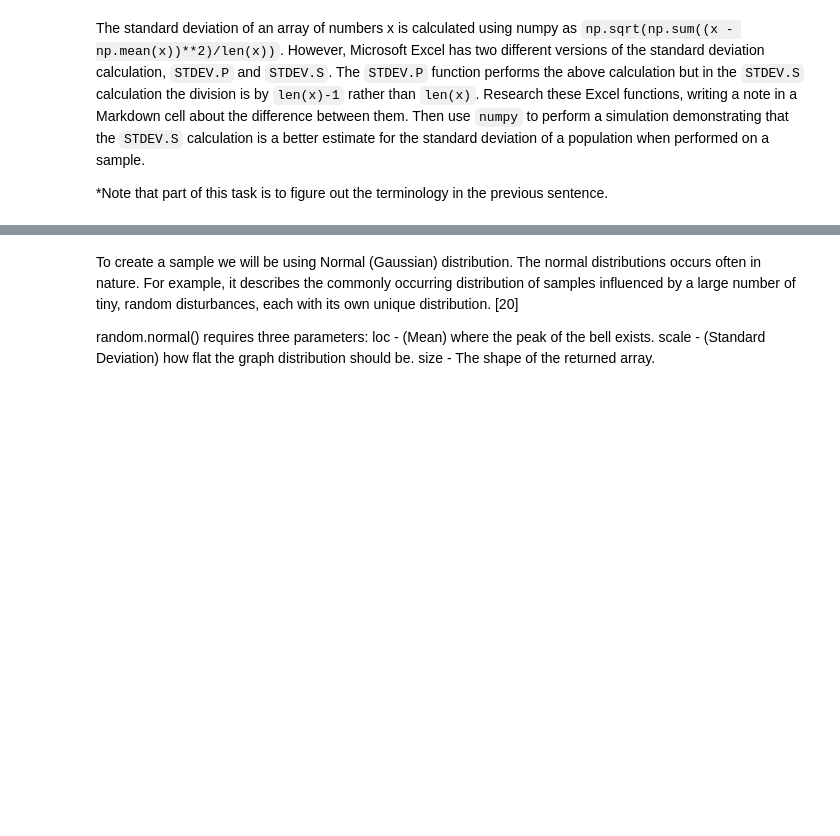
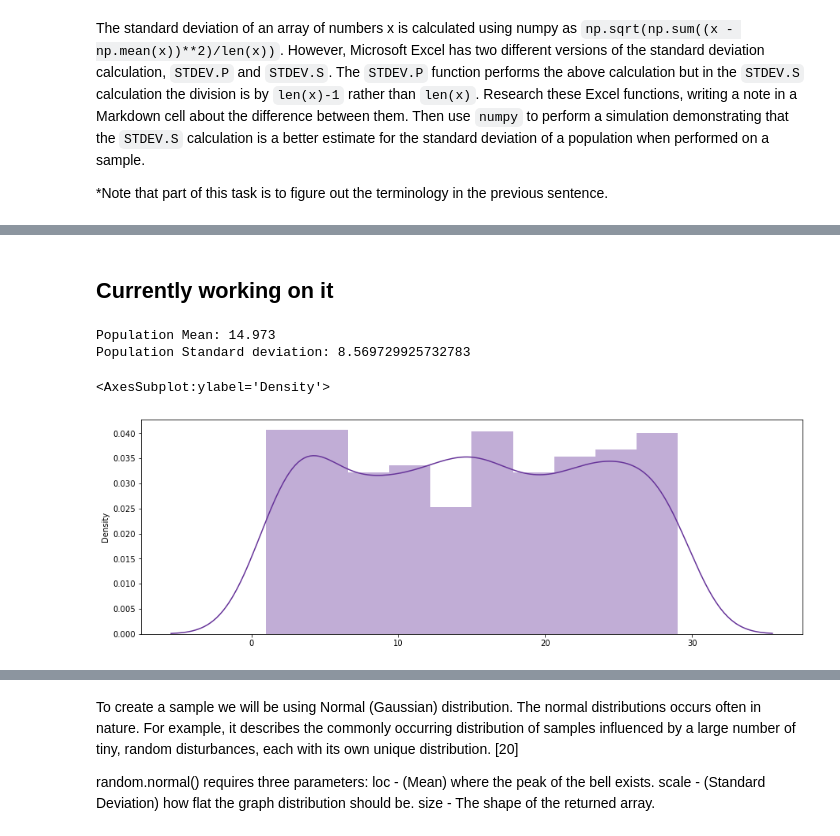
Before and after one commit to JuliaMal/Machine_learning_and_stats_Assessment, a Jupyter notebook: Tasks.ipynb, the cells around one changed output, grey strips where cells are left out. Cells and saved outputs as stored; diff of their text form; code cells hidden in the pictures; blank space fills up the shorter version.

```diff
--- a/Tasks.ipynb
+++ b/Tasks.ipynb
@@ -196,0 +229,2 @@ The standard deviation of an array of numbers x is calculated using numpy as `np
+# %% [markdown]
+## Currently working on it
@@ -196,0 +274,10 @@ The standard deviation of an array of numbers x is calculated using numpy as `np
+# %%
+print('Population Mean: ' + str(p_mean))
+print('Population Standard deviation: ' + str(p_sd))
+
+sns.distplot(population, color = "rebeccapurple")
+# %% [output]
+Population Mean: 14.973
+Population Standard deviation: 8.569729925732783
+<AxesSubplot:ylabel='Density'>
+[figure, added]
```
Also changed, not shown: parts of 29 cells of this notebook, 2 other files.
